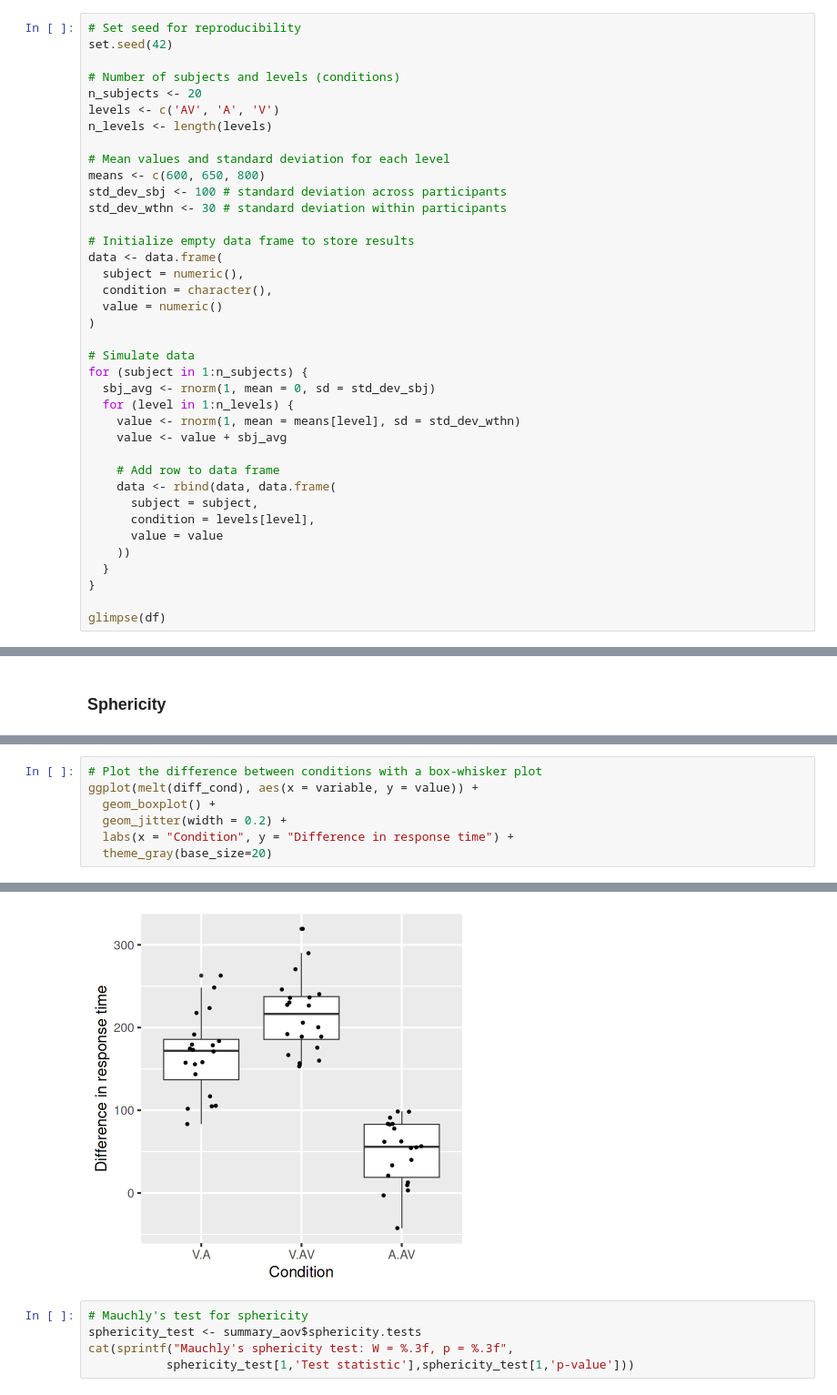
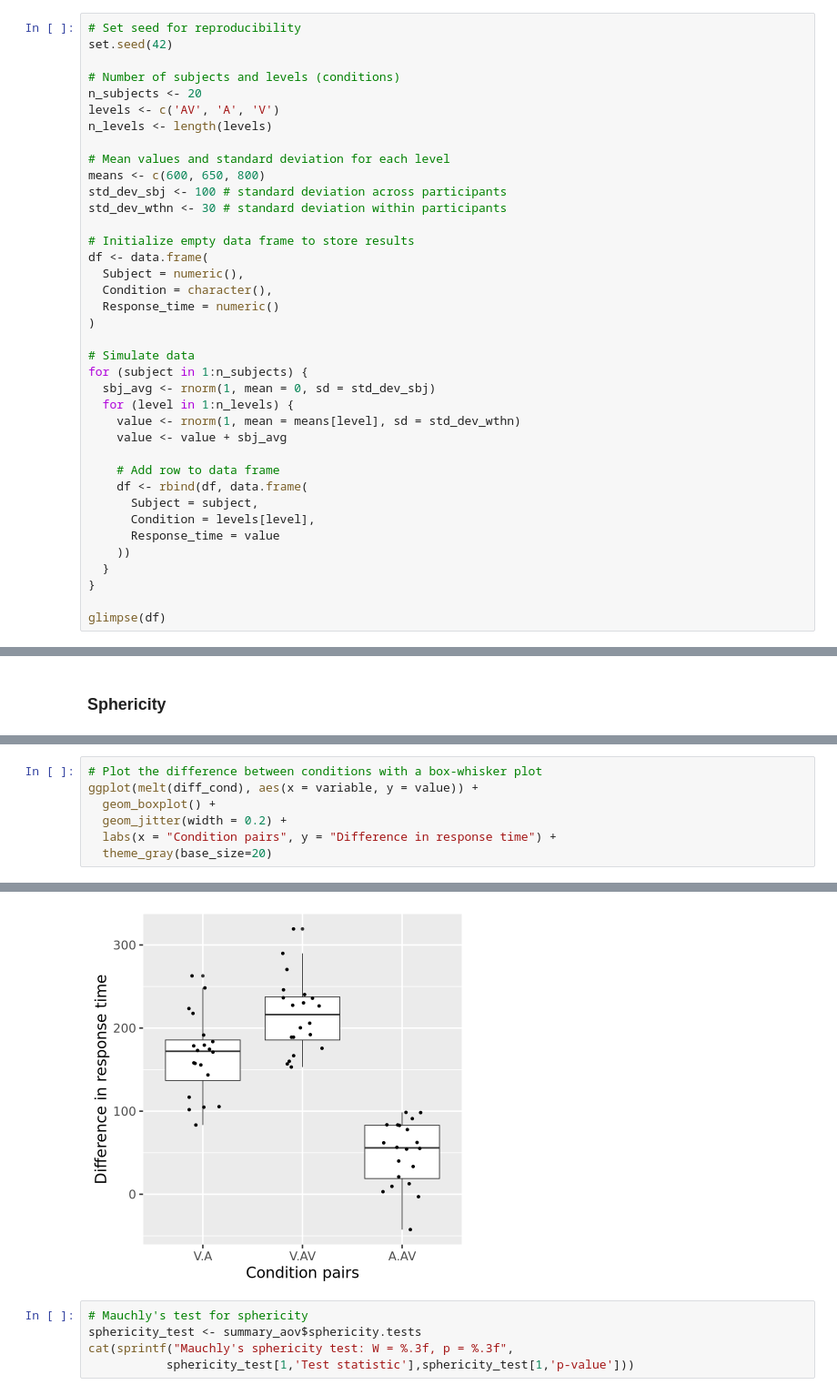
Before and after one commit to natezuk/RM-S2-Stats-R-Demos, a Jupyter notebook: psyc20255-rm-s2-statistics-rmanova-r.ipynb, the cells around one changed output, grey strips where cells are left out. Shown: that part at 91% size. Drawn from its saved outputs; the diff is of its cells as text.

```diff
--- a/psyc20255-rm-s2-statistics-rmanova-r.ipynb
+++ b/psyc20255-rm-s2-statistics-rmanova-r.ipynb
@@ -30,10 +34,10 @@ std_dev_sbj <- 100 # standard deviation across participants
 std_dev_wthn <- 30 # standard deviation within participants
 
 # Initialize empty data frame to store results
-data <- data.frame(
-  subject = numeric(),
-  condition = character(),
-  value = numeric()
+df <- data.frame(
+  Subject = numeric(),
+  Condition = character(),
+  Response_time = numeric()
 )
 
 # Simulate data
@@ -44,10 +48,10 @@ for (subject in 1:n_subjects) {
     value <- value + sbj_avg
 
     # Add row to data frame
-    data <- rbind(data, data.frame(
-      subject = subject,
-      condition = levels[level],
-      value = value
+    df <- rbind(df, data.frame(
+      Subject = subject,
+      Condition = levels[level],
+      Response_time = value
     ))
   }
 }
@@ -199,13 +233,13 @@ diff_cond <- data.frame(
 # %%
 # Plot the difference between conditions with a box-whisker plot
 ggplot(melt(diff_cond), aes(x = variable, y = value)) +
   geom_boxplot() +
   geom_jitter(width = 0.2) +
-  labs(x = "Condition", y = "Difference in response time") +
+  labs(x = "Condition pairs", y = "Difference in response time") +
   theme_gray(base_size=20)
 # %% [output]
 No id variables; using all as measure variables
-[figure, old version]
+[figure, new version]
 # %%
 # Mauchly's test for sphericity
 sphericity_test <- summary_aov$sphericity.tests
```
Also changed, not shown: parts of 7 cells of this notebook.
